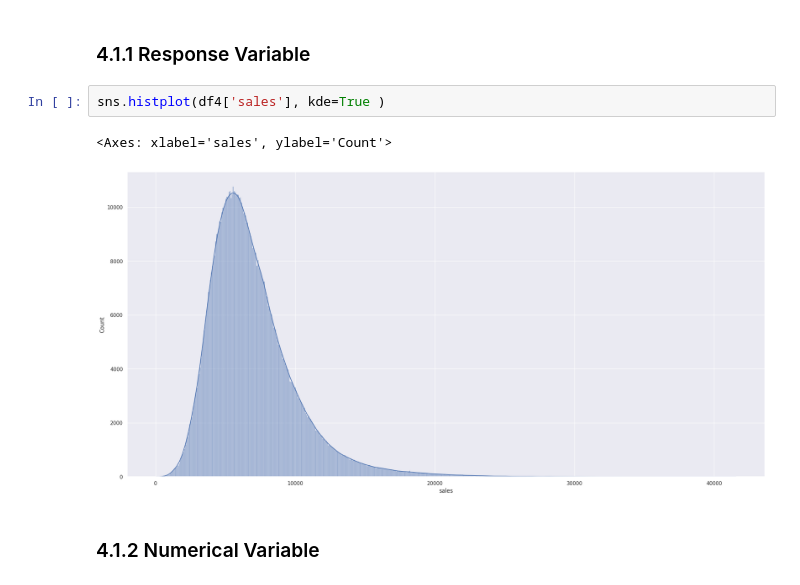
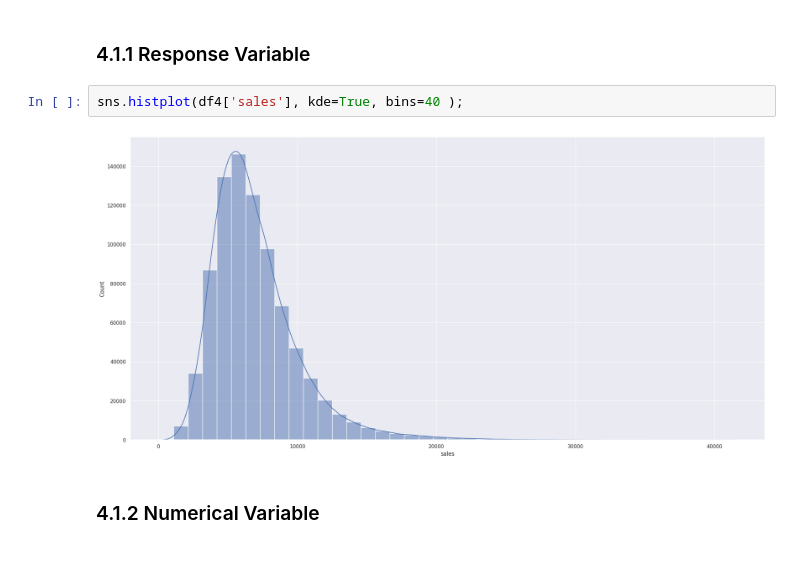
Before and after one commit to Wilmarads/ds_producao, a Jupyter notebook: rosman_04.ipynb, the cells around one changed output. Drawn from its saved outputs; the diff is of its cells as text; blank space fills up the shorter version.

```diff
--- a/rosman_04.ipynb
+++ b/rosman_04.ipynb
@@ -482,9 +466,8 @@ df4 = df3.copy()
 # %% [markdown]
 ### 4.1.1 Response Variable
 # %%
-sns.histplot(df4['sales'], kde=True )
+sns.histplot(df4['sales'], kde=True, bins=40 );
 # %% [output]
-<Axes: xlabel='sales', ylabel='Count'>
-[figure, old version]
+[figure, new version]
 # %% [markdown]
 ### 4.1.2 Numerical Variable
```
Also changed, not shown: parts of 15 cells of this notebook.
